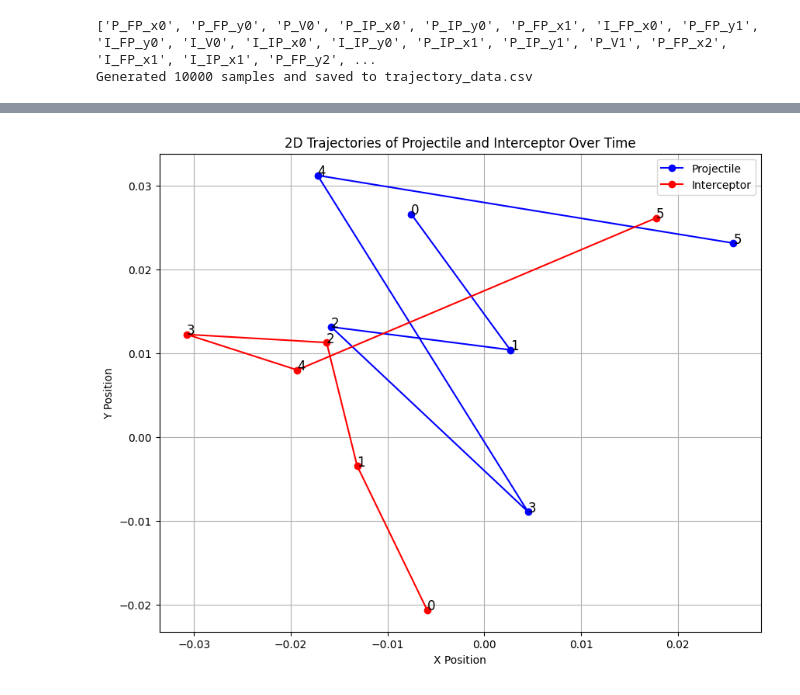
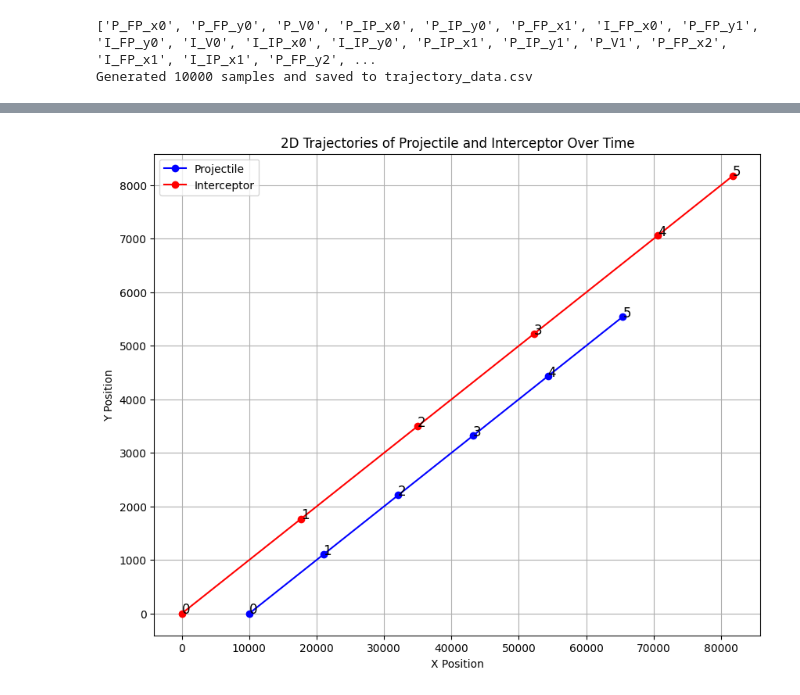
Before and after one commit to SuvarnPillay/Research-Project, a Jupyter notebook: PHASE_3/1 Starting files/2d.ipynb, the cells around one changed output, grey strips where cells are left out. Cells and saved outputs as stored; diff of their text form; code cells hidden in the pictures.

```diff
--- a/PHASE_3/1 Starting files/2d.ipynb
+++ b/PHASE_3/1 Starting files/2d.ipynb
@@ -499,33 +499,33 @@ def plot_2d_trajectories(data, x_columns, y_columns, label, color):
     x_values = data[x_columns].mean(axis=0)
     y_values = data[y_columns].mean(axis=0)
 
     # Plot the trajectory by connecting the points
     plt.plot(x_values, y_values, marker='o', color=color, label=label)
 
     # Annotate each point with the corresponding time slice
     for i, time_slice in enumerate(time_slices):
         plt.text(x_values[i], y_values[i], f'{time_slice}', fontsize=12)
 
 # Plot the X and Y 2D trajectory for both projectile and interceptor
 plt.figure(figsize=(10, 8))
 plt.title('2D Trajectories of Projectile and Interceptor Over Time')
 plt.xlabel('X Position')
 plt.ylabel('Y Position')
 
 # Plot projectile trajectory with connected points
-plot_2d_trajectories(data, projectile_fps_x, projectile_fps_y, "Projectile", "blue")
+plot_2d_trajectories(data, projectile_ips_x, projectile_ips_y, "Projectile", "blue")
 
 # Plot interceptor trajectory with connected points
-plot_2d_trajectories(data, interceptor_fps_x, interceptor_fps_y, "Interceptor", "red")
+plot_2d_trajectories(data, interceptor_ips_x, interceptor_ips_y, "Interceptor", "red")
 
 # # Plot projectile trajectory with connected points
 # plot_2d_trajectories(data, projectile_ips_x, projectile_ips_y, "Projectile", "blue")
 
 # # Plot interceptor trajectory with connected points
 # plot_2d_trajectories(data, interceptor_ips_x, interceptor_ips_y, "Interceptor", "red")
 
 plt.legend()
 plt.grid(True)
 plt.show()
 # %% [output]
-[figure, old version]
+[figure, new version]
```
Also changed, not shown: parts of 3 cells of this notebook.
